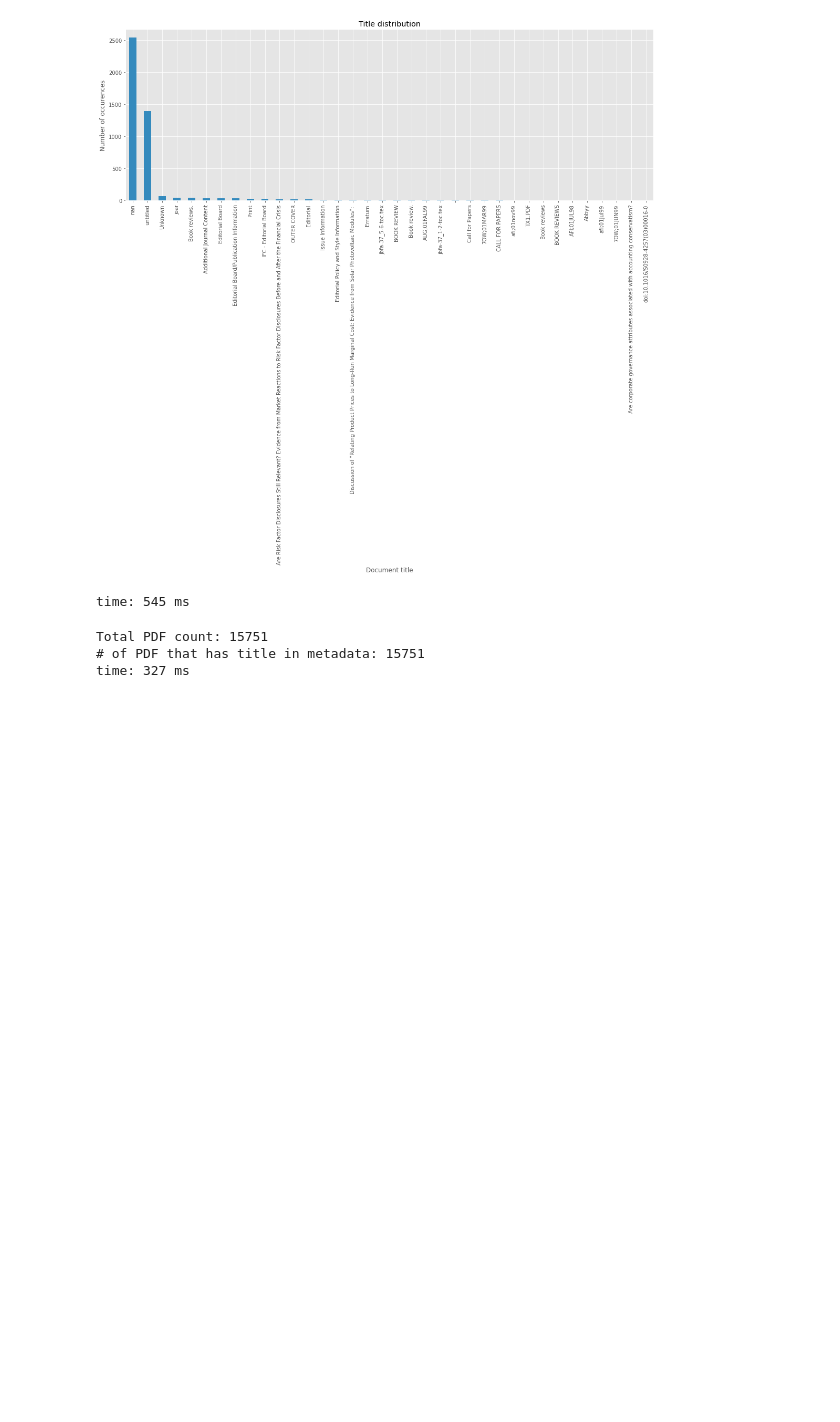
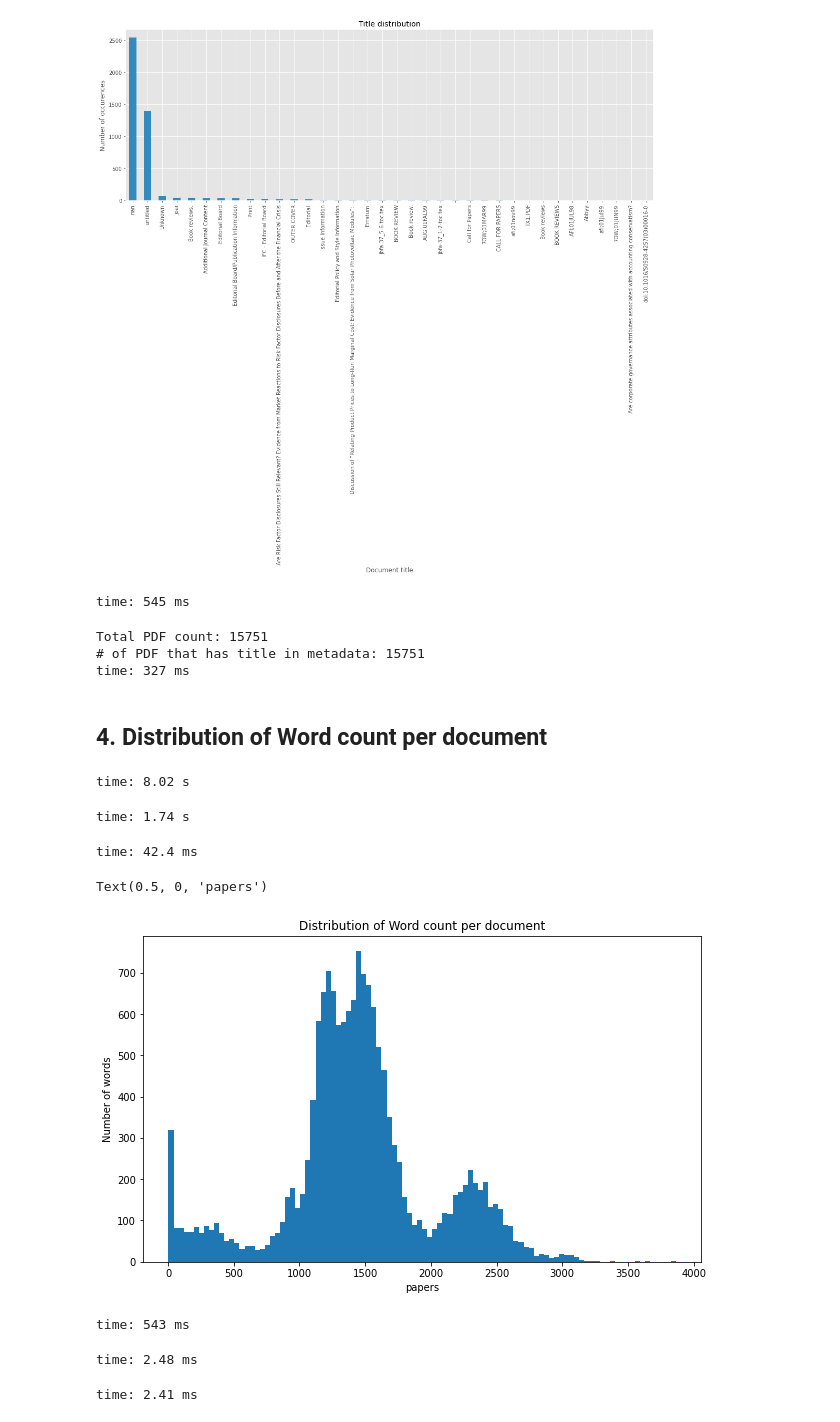
Before and after one commit to TUM-IDP-WS-20/nlp-examples, a Jupyter notebook: Dataset_Analyser.ipynb, the cells around one changed output. Drawn from its saved outputs; the diff is of its cells as text; code cells hidden in the pictures; blank space fills up the shorter version.

Commit message:
add distribution of word count per document

```diff
--- a/Dataset_Analyser.ipynb
+++ b/Dataset_Analyser.ipynb
@@ -256,3 +256,35 @@ print("# of PDF that has title in metadata: {}".format(dt['title'].count()))
 Total PDF count: 15751
 # of PDF that has title in metadata: 15751
 time: 327 ms
+# %% [markdown]
+## 4. Distribution of Word count per document
+# %%
+dt3c = pd.read_excel('All_Papers_In_Plain_Text_TIKA_full_pre_processed.xlsx')
+# %% [output]
+time: 8.02 s
+# %%
+words_in_doc = [len(str(d).split(' ')) for d in dt3c['content']]
+# %% [output]
+time: 1.74 s
+# %%
+dt3c['wc'] = words_in_doc
+# %% [output]
+time: 42.4 ms
+# %%
+plt.figure(figsize=(10,6))
+plt.hist(words_in_doc, bins = 100)
+plt.title('Distribution of Word count per document')
+plt.ylabel('Number of words')
+plt.xlabel('papers')
+# %% [output]
+Text(0.5, 0, 'papers')
+[figure, added]
+time: 543 ms
+# %%
+pdt = pd.DataFrame(dt3c, columns=['file_path', 'content', 'wc'])
+# %% [output]
+time: 2.48 ms
+# %%
+papers_has_10_words = pdt[pdt['wc']<10]
+# %% [output]
+time: 2.41 ms
```
Also changed, not shown: parts of 1 cell of this notebook.
